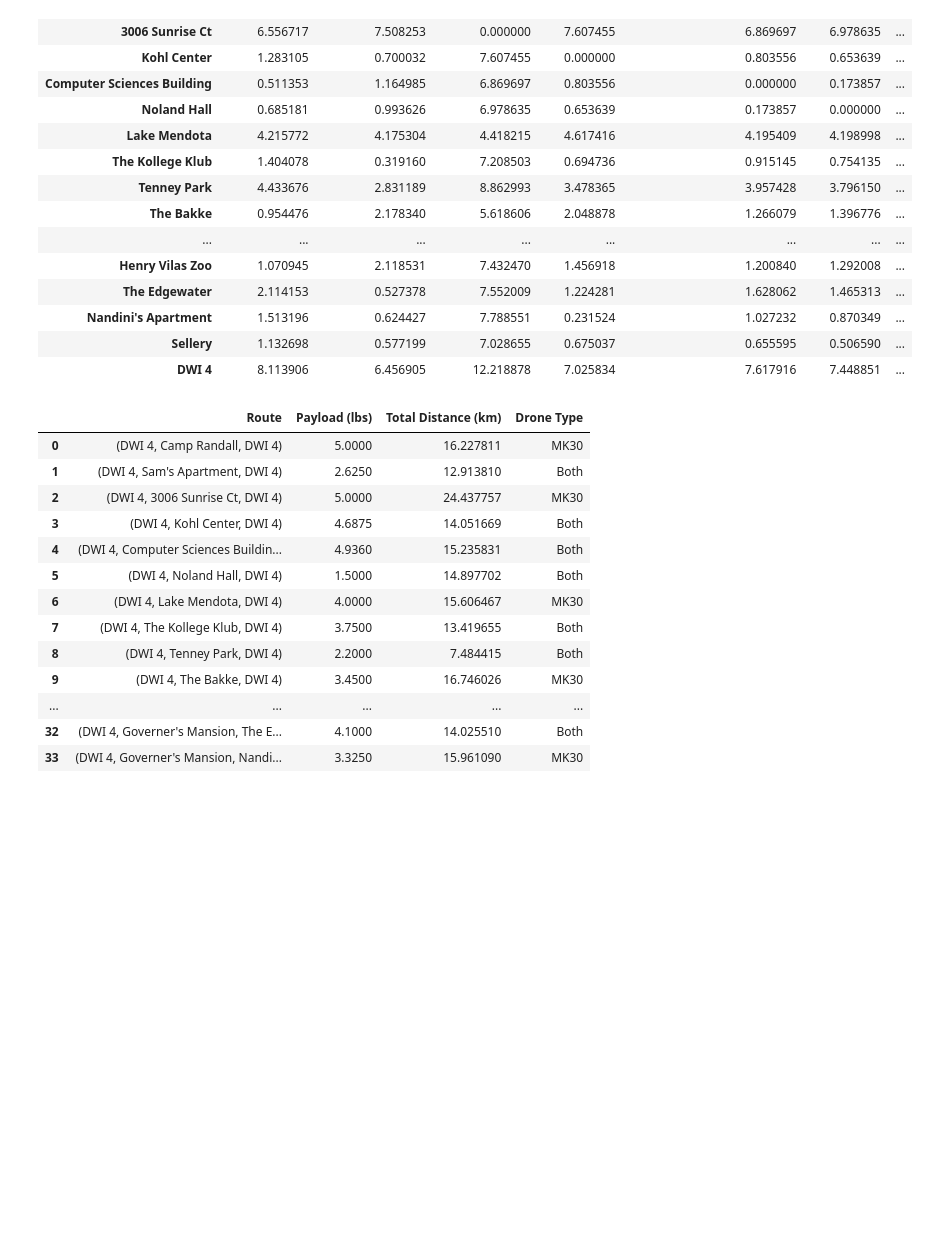
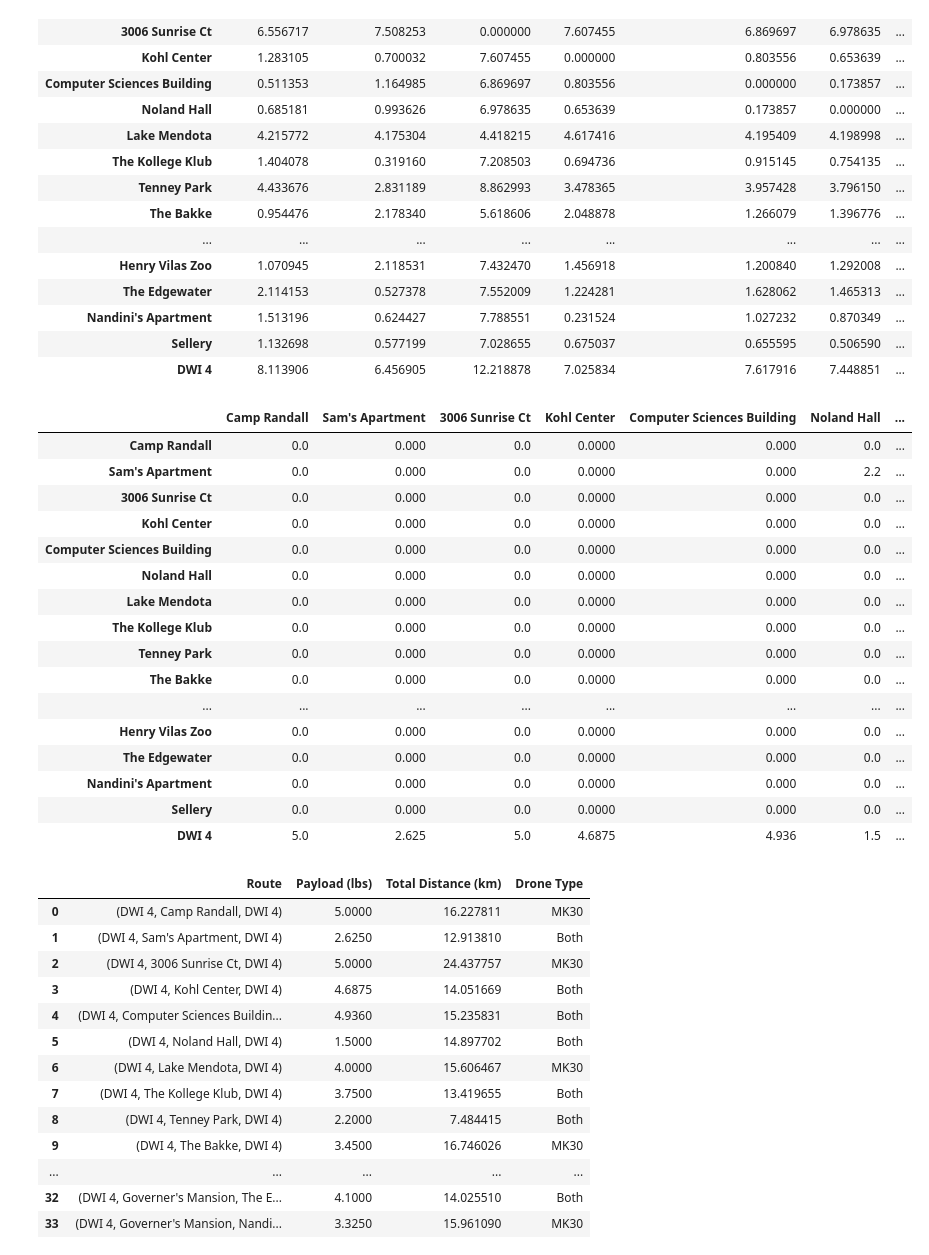
Before and after one commit to nandinijagtiani/DroneOptimization, a Jupyter notebook: Project/Optimize/amazon.ipynb, the cells around one changed output. Cells and saved outputs as stored; diff of their text form; code cells hidden in the pictures; blank space fills up the shorter version.

Commit message:
Created Payload Matrix

```diff
--- a/Project/Optimize/amazon.ipynb
+++ b/Project/Optimize/amazon.ipynb
@@ -133,6 +133,87 @@ display(distance_matrix)
 | Nandini's Apartment | 1.513196 | 0.624427 | 7.788551 | 0.231524 | 1.027232 | 0.870349 | ... |
 | Sellery | 1.132698 | 0.577199 | 7.028655 | 0.675037 | 0.655595 | 0.506590 | ... |
 | DWI 4 | 8.113906 | 6.456905 | 12.218878 | 7.025834 | 7.617916 | 7.448851 | ... |
+# %%
+# Route payload data
+route_payloads = {
+    ("DWI 4", "Sam's Apartment", "Noland Hall", "DWI 4"): [4.125, 1.50],
+    ("DWI 4", "Sam's Apartment", "Tenney Park", "DWI 4"): [4.825, 2.20],
+    ("DWI 4", "Sam's Apartment", "Governer's Mansion", "DWI 4"): [3.325, 0.700],
+    ("DWI 4", "Noland Hall", "Tenney Park", "DWI 4"): [3.7, 2.20],
+    ("DWI 4", "Noland Hall", "The Bakke", "DWI 4"): [4.95, 3.450],
+    ("DWI 4", "Noland Hall", "Governer's Mansion", "DWI 4"): [2.2, 0.700],
+    ("DWI 4", "Noland Hall", "Henry Vilas Zoo", "DWI 4"): [4.5, 3.0],
+    ('DWI 4', 'Noland Hall', 'The Edgewater', 'DWI 4'): [4.90, 3.40],
+    ("DWI 4", "Noland Hall", "Nandini's Apartment", "DWI 4"): [4.125, 2.625],
+    ('DWI 4', 'Lake Mendota', "Governer's Mansion", 'DWI 4'): [4.7, 0.700],
+    ('DWI 4', 'The Kollege Klub', "Governer's Mansion", 'DWI 4'): [4.45, 0.700],
+    ('DWI 4', 'Tenney Park', "Governer's Mansion", 'DWI 4'): [2.90, 0.700],
+    ('DWI 4', 'Tenney Park', "Nandini's Apartment", 'DWI 4'): [4.825, 2.625],
+    ('DWI 4', 'The Bakke', "Governer's Mansion", 'DWI 4'): [4.15, 0.700],
+    ('DWI 4', 'The Nick', "Governer's Mansion", 'DWI 4'): [4.86, 0.700],
+    ('DWI 4', "Governer's Mansion", 'Henry Vilas Zoo', 'DWI 4'): [3.7, 3.00],
+    ('DWI 4', "Governer's Mansion", 'The Edgewater', 'DWI 4'): [4.1, 3.400],
+    ('DWI 4', "Governer's Mansion", "Nandini's Apartment", 'DWI 4'): [3.325, 2.625],
+    ('DWI 4', "Sam's Apartment", 'Noland Hall', "Governer's Mansion", 'DWI 4'): [4.825, 2.2, 0.700],
+    ('DWI 4', 'Noland Hall', 'Tenney Park', "Governer's Mansion", 'DWI 4'): [4.4, 2.9, 0.700],
+    ('DWI 4', 'Noland Hall', "Governer's Mansion", "Nandini's Apartment", 'DWI 4'): [4.825, 3.325, 2.625]
+}
+# Assuming the locations and route_payloads dictionaries are already defined as you provided
+
+# Assuming 'locations' and 'route_payloads' are already defined
+depot_name = "DWI 4"
+location_indices = {name: i for i, name in enumerate(locations.keys())}
+
+# Initialize the payload matrix as a DataFrame
+location_names = list(locations.keys())
+payload_matrix = pd.DataFrame(np.zeros((len(location_names), len(location_names))), index=location_names, columns=location_names)
+
+# Step 1: Populate direct payloads from the depot to all locations
+for loc, payload in locations.items():
+    if loc != depot_name:  # Exclude the depot itself
+        idx_depot = location_indices[depot_name]
+        idx_loc = location_indices[loc]
+
+        # Use the third value (payload) for depot deliveries
+        payload_matrix.loc[depot_name, loc] = payload[2]  # The third value in the tuple
+
+# Step 2: Add payloads for non-depot transitions
+for route, payloads in route_payloads.items():
+    if depot_name in route[1:-1]:  # Skip transitions involving the depot as an intermediate location
+        continue
+
+    for i in range(len(route) - 1):
+        loc1, loc2 = route[i], route[i + 1]
+
+        # Only consider non-depot to non-depot transitions
+        if loc1 != depot_name and loc2 != depot_name:
+            idx1 = location_indices[loc1]
+            idx2 = location_indices[loc2]
+            payload = payloads[i]
+
+            # Update the payload matrix for this transition
+            payload_matrix.loc[loc1, loc2] = max(payload_matrix.loc[loc1, loc2], payload)
+
+# Display the resulting matrix
+display(payload_matrix)
+# %% [output]
+|  | Camp Randall | Sam's Apartment | 3006 Sunrise Ct | Kohl Center | Computer Sciences Building | Noland Hall | ... |
+| Camp Randall | 0.0 | 0.000 | 0.0 | 0.0000 | 0.000 | 0.0 | ... |
+| Sam's Apartment | 0.0 | 0.000 | 0.0 | 0.0000 | 0.000 | 2.2 | ... |
+| 3006 Sunrise Ct | 0.0 | 0.000 | 0.0 | 0.0000 | 0.000 | 0.0 | ... |
+| Kohl Center | 0.0 | 0.000 | 0.0 | 0.0000 | 0.000 | 0.0 | ... |
+| Computer Sciences Building | 0.0 | 0.000 | 0.0 | 0.0000 | 0.000 | 0.0 | ... |
+| Noland Hall | 0.0 | 0.000 | 0.0 | 0.0000 | 0.000 | 0.0 | ... |
+| Lake Mendota | 0.0 | 0.000 | 0.0 | 0.0000 | 0.000 | 0.0 | ... |
+| The Kollege Klub | 0.0 | 0.000 | 0.0 | 0.0000 | 0.000 | 0.0 | ... |
+| Tenney Park | 0.0 | 0.000 | 0.0 | 0.0000 | 0.000 | 0.0 | ... |
+| The Bakke | 0.0 | 0.000 | 0.0 | 0.0000 | 0.000 | 0.0 | ... |
+| ... | ... | ... | ... | ... | ... | ... | ... |
+| Henry Vilas Zoo | 0.0 | 0.000 | 0.0 | 0.0000 | 0.000 | 0.0 | ... |
+| The Edgewater | 0.0 | 0.000 | 0.0 | 0.0000 | 0.000 | 0.0 | ... |
+| Nandini's Apartment | 0.0 | 0.000 | 0.0 | 0.0000 | 0.000 | 0.0 | ... |
+| Sellery | 0.0 | 0.000 | 0.0 | 0.0000 | 0.000 | 0.0 | ... |
+| DWI 4 | 5.0 | 2.625 | 5.0 | 4.6875 | 4.936 | 1.5 | ... |
 # %%
 def get_possible_routes():
     possible_routes = []
```
Also changed, not shown: parts of 4 cells of this notebook.
